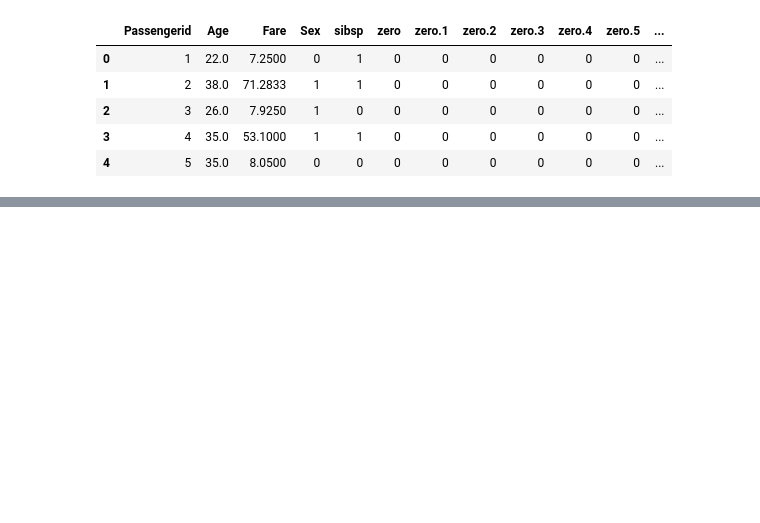
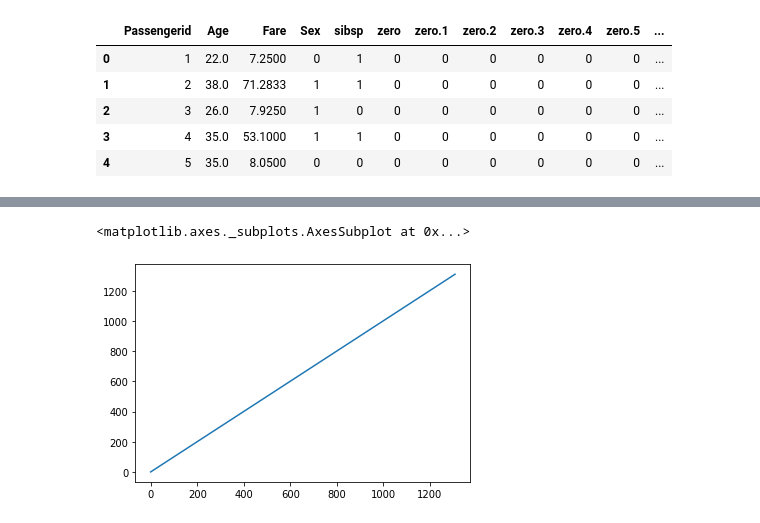
Before and after one commit to mountechsolutions/ml-with-titanic-dataset, a Jupyter notebook: Titanic_basic.ipynb, the cells around one changed output, grey strips where cells are left out. Saved outputs shown, nothing was run; the diff lists cells and outputs as text; code cells hidden in the pictures; blank space fills up the shorter version.

```diff
--- a/Titanic_basic.ipynb
+++ b/Titanic_basic.ipynb
@@ -59,0 +44,5 @@ Index(['Passengerid', 'Age', 'Fare', 'Sex', 'sibsp', 'zero', 'zero.1',
+# %%
+df['Passengerid'].plot()
+# %% [output]
+<matplotlib.axes._subplots.AxesSubplot at 0x...>
+[figure, added]
```
Also changed, not shown: parts of 24 cells of this notebook.
